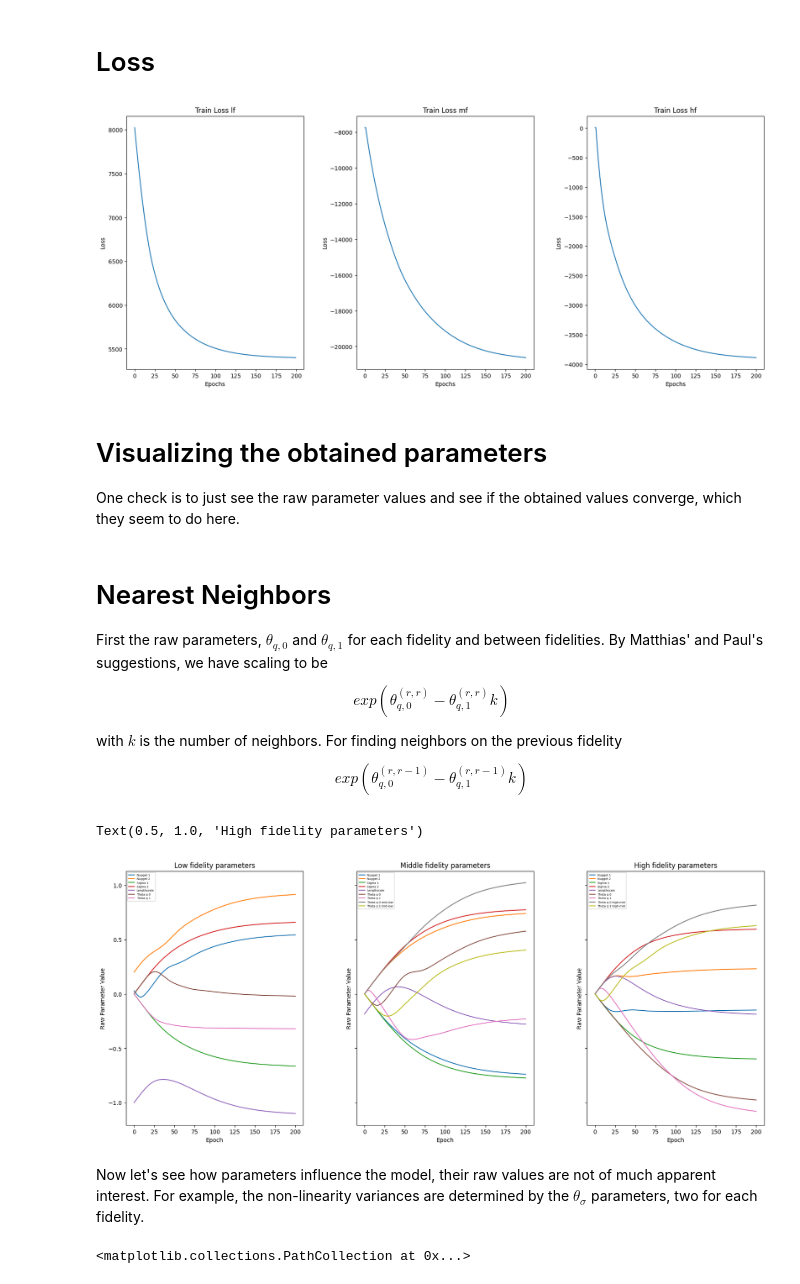
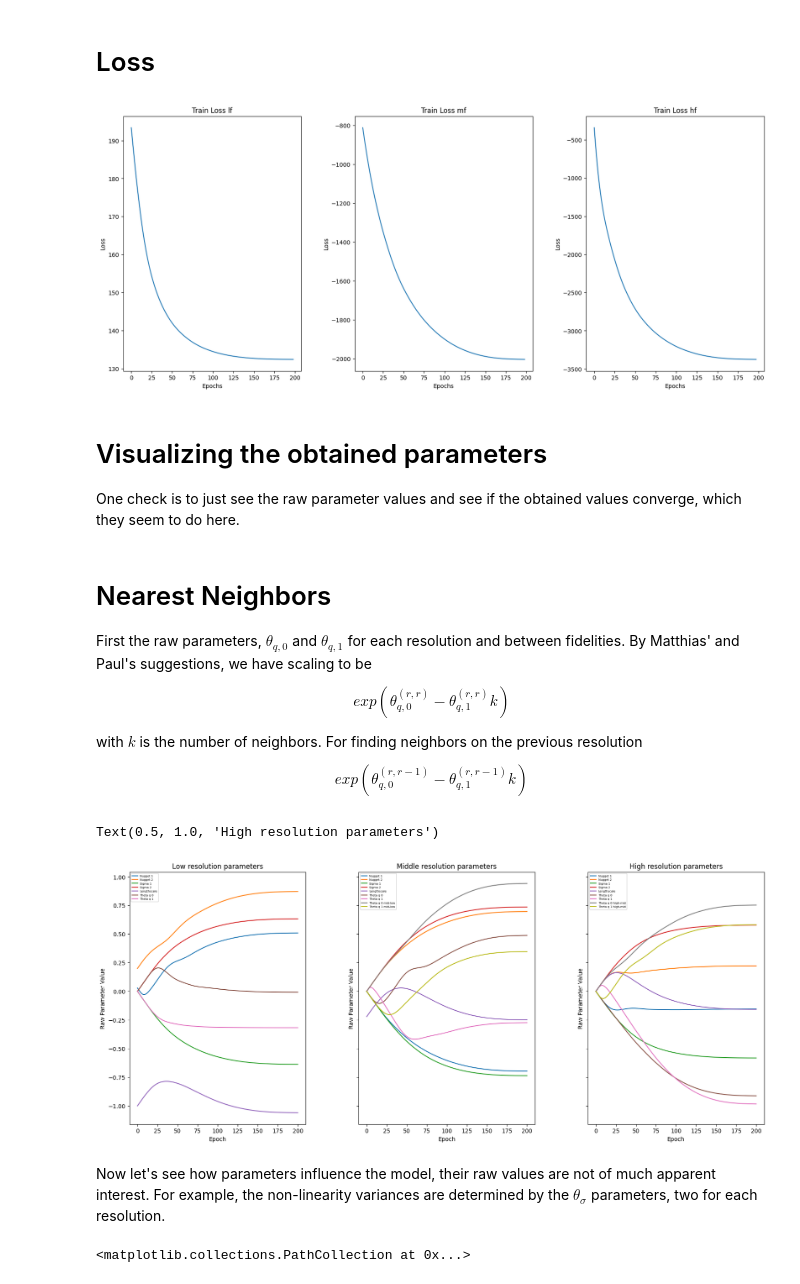
Before and after one commit to katzfuss-group/batram, a Jupyter notebook: notebooks/linear.ipynb, the cells around one changed output. Cells and saved outputs as stored; diff of their text form; code cells hidden in the pictures.

```diff
--- a/notebooks/linear.ipynb
+++ b/notebooks/linear.ipynb
@@ -181,10 +181,10 @@ ord_hf = ord[125:] - 125
 obs_ord = obs[..., ord]
 obs_test_ord = obs_test[..., ord]
 # %%
-from batram.data import MultiFidelityData, AugmentDataMF
+from batram.data import AugmentDataMF, MultiFidelityData
 
-fidelity_sizes = torch.as_tensor(list(map(len, locs_all)))
-data = MultiFidelityData.new(locs_ord, obs_ord, torch.as_tensor(nn), fidelity_sizes)
+resolution_sizes = torch.as_tensor(list(map(len, locs_all)))
+data = MultiFidelityData.new(locs_ord, obs_ord, torch.as_tensor(nn), resolution_sizes)
 data_augmented = AugmentDataMF()
 aug_data = data_augmented(data)
 data.response[:, 0].square().mean().log()
@@ -226,10 +226,8 @@ tm = MultiFidelityTM(data, theta_init, nug_mult = 4.0)
 # minibatch gradient descent. The `test_data` argument is optional and is used
 # to compute the test loss at each step.
 nsteps = 200
-opt = torch.optim.Adam(tm.parameters(), lr=0.01)
-sched = torch.optim.lr_scheduler.CosineAnnealingLR(opt, nsteps)
 res = tm.fit(
-    nsteps, 0.1, test_data=tm.data, optimizer=opt, scheduler=sched
+    nsteps, 0.01,
 )
 # %% [markdown]
 # Loss
@@ -238,12 +236,12 @@ import matplotlib.pyplot as plt
 
 gspec = {"wspace": 0.3, "hspace": 0.1}
 fig, ax = plt.subplots(1, 3, figsize=(20, 8), gridspec_kw=gspec)
-ax[0].plot(res.losses[1:nsteps+1])
+ax[0].plot(res.losses[1:nsteps])
 ax[0].set_title('Train Loss lf')
 ax[0].set_xlabel('Epochs')
 ax[0].set_ylabel('Loss')
 
-ax[1].plot(res.losses[nsteps+1:2*nsteps+2])
+ax[1].plot(res.losses[nsteps+1:2*nsteps])
 ax[1].set_title('Train Loss mf')
 ax[1].set_xlabel('Epochs')
 ax[1].set_ylabel('Loss')
@@ -255,7 +253,7 @@ ax[2].set_ylabel('Loss')
 plt.tight_layout()
 plt.show()
 # %% [output]
-[figure, old version]
+[figure, new version]
 # %% [markdown]
 # Visualizing the obtained parameters
 
@@ -263,11 +261,11 @@ One check is to just see the raw parameter values and see if the obtained values
 # %% [markdown]
 # Nearest Neighbors
 
-First the raw parameters, $\theta_{q,0}$ and $\theta_{q,1}$ for each fidelity and between fidelities. By Matthias' and Paul's suggestions, we have scaling to be
+First the raw parameters, $\theta_{q,0}$ and $\theta_{q,1}$ for each resolution and between fidelities. By Matthias' and Paul's suggestions, we have scaling to be
 
 $$ exp(\theta_{q,0}^{(r,r)} - \theta_{q,1}^{(r,r)}k) $$
 
-with $k$ is the number of neighbors. For finding neighbors on the previous fidelity
+with $k$ is the number of neighbors. For finding neighbors on the previous resolution
 
 $$ exp(\theta_{q,0}^{(r,r-1)} - \theta_{q,1}^{(r,r-1)}k) $$
 # %%
@@ -284,40 +282,40 @@ ax[0].plot(param_chain, label = labels)
 ax[0].set_xlabel("Epoch")
 ax[0].set_ylabel("Raw Parameter Value")
 ax[0].legend(loc=2, prop={'size': 5})
-ax[0].set_title('Low fidelity parameters')
+ax[0].set_title('Low resolution parameters')
 
 labels=["Nugget 1", "Nugget 2", "Sigma 1", "Sigma 2", "Lengthscale", "Theta q 0",
         "Theta q 1", "Theta q 0 mid-low", "Theta q 1 mid-low"]
 to_plot = [res.param_chain["nugget.nugget_params"][nsteps+1:2*nsteps+2,1], res.param_chain["nugget.nugget_params"][nsteps+1:2*nsteps+2,4],
            res.param_chain["kernel.sigma_params"][nsteps+1:2*nsteps+2,1], res.param_chain["kernel.sigma_params"][nsteps+1:2*nsteps+2,4],
            res.param_chain["kernel.lengthscale"][nsteps+1:2*nsteps+2,1], res.param_chain["kernel.theta_q"][nsteps+1:2*nsteps+2,1],
            res.param_chain["kernel.theta_q"][nsteps+1:2*nsteps+2,4], res.param_chain["kernel.theta_q"][nsteps+1:2*nsteps+2, 6],
            res.param_chain["kernel.theta_q"][nsteps+1:2*nsteps+2, 8]]
 param_chain = np.vstack(to_plot).transpose()
 ax[1].plot(param_chain, label = labels)
 ax[1].set_xlabel("Epoch")
 ax[1].set_ylabel("Raw Parameter Value")
 ax[1].legend(loc=2, prop={'size': 5})
-ax[1].set_title('Middle fidelity parameters')
+ax[1].set_title('Middle resolution parameters')
 
 labels=["Nugget 1", "Nugget 2", "Sigma 1", "Sigma 2", "Lengthscale", "Theta q 0",
         "Theta q 1", "Theta q 0 high-mid", "Theta q 1 high-mid"]
 to_plot = [res.param_chain["nugget.nugget_params"][2*nsteps+2:,2], res.param_chain["nugget.nugget_params"][2*nsteps+2:,5],
            res.param_chain["kernel.sigma_params"][2*nsteps+2:,2], res.param_chain["kernel.sigma_params"][2*nsteps+2:,5],
            res.param_chain["kernel.lengthscale"][2*nsteps+2:,2], res.param_chain["kernel.theta_q"][2*nsteps+2:,2],
            res.param_chain["kernel.theta_q"][2*nsteps+2:,5], res.param_chain["kernel.theta_q"][2*nsteps+2:, 7],
            res.param_chain["kernel.theta_q"][2*nsteps+2:, 9]]
 param_chain = np.vstack(to_plot).transpose()
 ax[2].plot(param_chain, label = labels)
 ax[2].set_xlabel("Epoch")
 ax[2].set_ylabel("Raw Parameter Value")
 ax[2].legend(loc=2, prop={'size': 5})
-ax[2].set_title('High fidelity parameters')
+ax[2].set_title('High resolution parameters')
 # %% [output]
-Text(0.5, 1.0, 'High fidelity parameters')
+Text(0.5, 1.0, 'High resolution parameters')
-[figure, old version]
+[figure, new version]
 # %% [markdown]
-Now let's see how parameters influence the model, their raw values are not of much apparent interest. For example, the non-linearity variances are determined by the $\theta_{\sigma}$ parameters, two for each fidelity.
+Now let's see how parameters influence the model, their raw values are not of much apparent interest. For example, the non-linearity variances are determined by the $\theta_{\sigma}$ parameters, two for each resolution.
 # %%
 aug_data = tm.augment_data(tm.data)
 li_lf = aug_data.scales[0:25]
```
Also changed, not shown: parts of 14 cells of this notebook, 39 other files.
